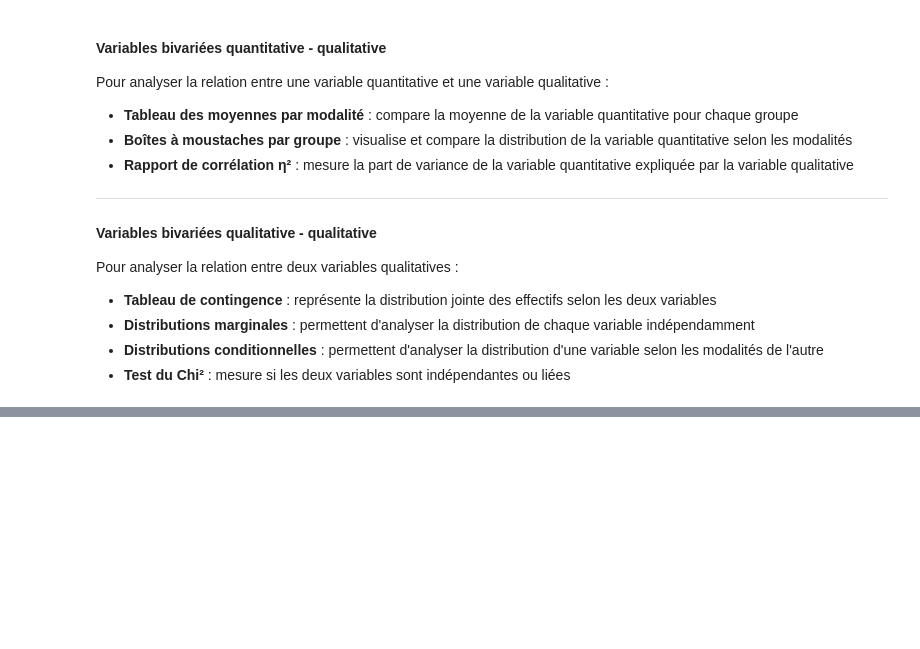
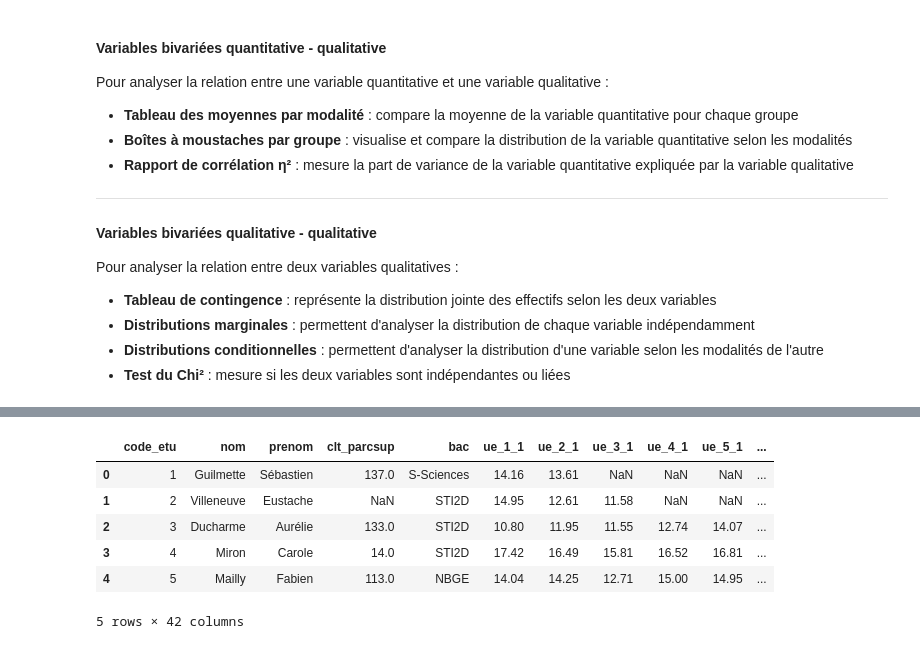
Before and after one commit to SAEIUTBUT1/SAE2.4-Maths, a Jupyter notebook: analyse.ipynb, the cells around one changed output, grey strips where cells are left out. Saved outputs shown, nothing was run; the diff lists cells and outputs as text; code cells hidden in the pictures; blank space fills up the shorter version.

```diff
--- a/analyse.ipynb
+++ b/analyse.ipynb
@@ -220,0 +228,14 @@ Ce tableau synthétise les axes d'analyse (univariés et bivariés) permettant d
+# %%
+df_resultats = pd.read_csv('./data/resultats.csv', sep=',', decimal=',');
+df_abs_1 = pd.read_csv('./data/absences_1.csv', sep=';', decimal=',');
+df_abs_2 = pd.read_csv('./data/absences_2.csv', sep=';', decimal=',');
+df_abs_3 = pd.read_csv('./data/absences_3.csv', sep=';', decimal=',');
+df_resultats.head()
+# %% [output]
+|  | code_etu | nom | prenom | clt_parcsup | bac | ue_1_1 | ue_2_1 | ue_3_1 | ue_4_1 | ue_5_1 | ... |
+| 0 | 1 | Guilmette | Sébastien | 137.0 | S-Sciences | 14.16 | 13.61 | NaN | NaN | NaN | ... |
+| 1 | 2 | Villeneuve | Eustache | NaN | STI2D | 14.95 | 12.61 | 11.58 | NaN | NaN | ... |
+| 2 | 3 | Ducharme | Aurélie | 133.0 | STI2D | 10.80 | 11.95 | 11.55 | 12.74 | 14.07 | ... |
+| 3 | 4 | Miron | Carole | 14.0 | STI2D | 17.42 | 16.49 | 15.81 | 16.52 | 16.81 | ... |
+| 4 | 5 | Mailly | Fabien | 113.0 | NBGE | 14.04 | 14.25 | 12.71 | 15.00 | 14.95 | ... |
+5 rows × 42 columns
```
Also changed, not shown: parts of 13 cells of this notebook, 6 other files.
